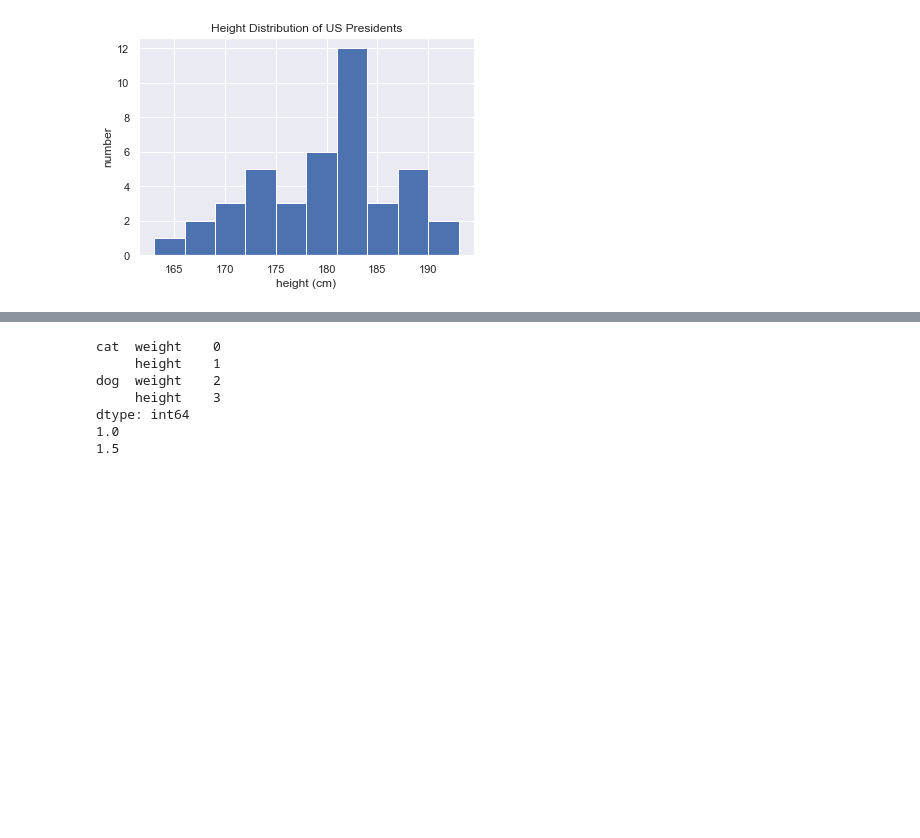
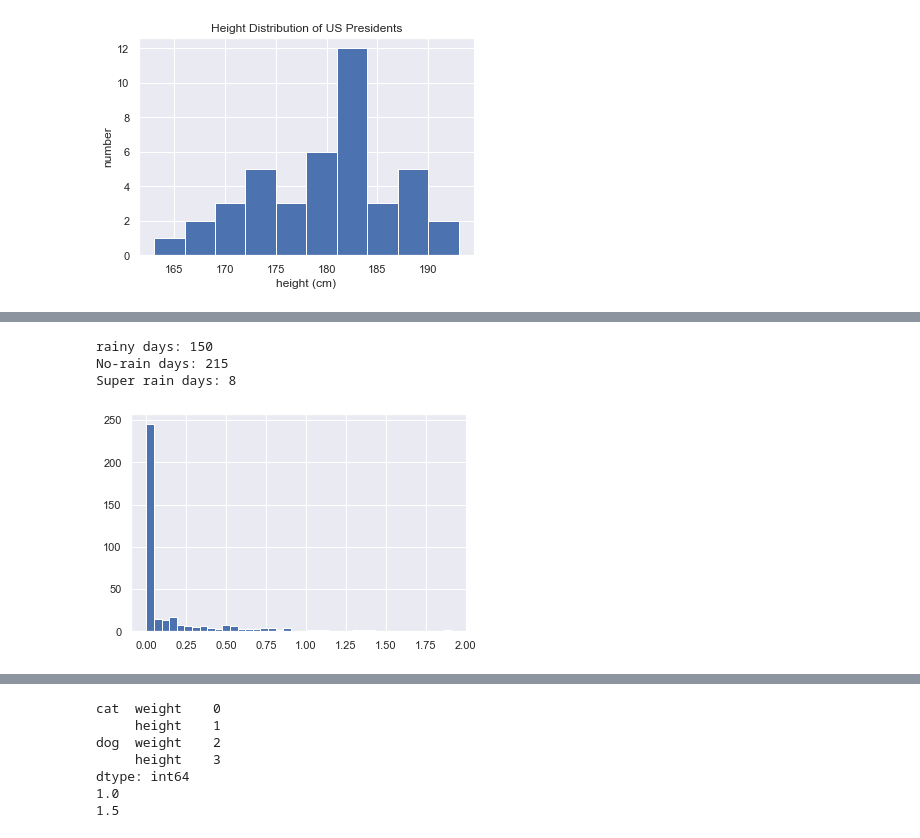
Before and after one commit to pattonsgirl/SU2021-CS2900, a Jupyter notebook: Class-Demos/week08.ipynb, the cells around one changed output, grey strips where cells are left out. Drawn from its saved outputs; the diff is of its cells as text; code cells hidden in the pictures; blank space fills up the shorter version.

```diff
--- a/Class-Demos/week08.ipynb
+++ b/Class-Demos/week08.ipynb
@@ -47,0 +126,22 @@ Text(0, 0.5, 'number')
+# %%
+data = pd.read_csv("seattle2014.csv")
+#print(data)
+precip = np.array(data['PRCP'])
+#print(precip)
+
+precip_inches = precip/245.0
+#print(precip_inches)
+
+import matplotlib.pyplot as plt
+import seaborn; seaborn.set()  # set plot styles
+plt.hist(precip_inches, 40)
+
+#rainy_days = np.sum(x[x > 0])
+print(f"rainy days: {np.sum(precip_inches > 0.0)}")
+print(f"No-rain days: {np.sum(precip_inches == 0.0)}")
+print(f"Super rain days: {np.sum(precip_inches > 1.00)}")
+# %% [output]
+rainy days: 150
+No-rain days: 215
+Super rain days: 8
+[figure, added]
```
Also changed, not shown: parts of 6 cells of this notebook, 2 other files.
